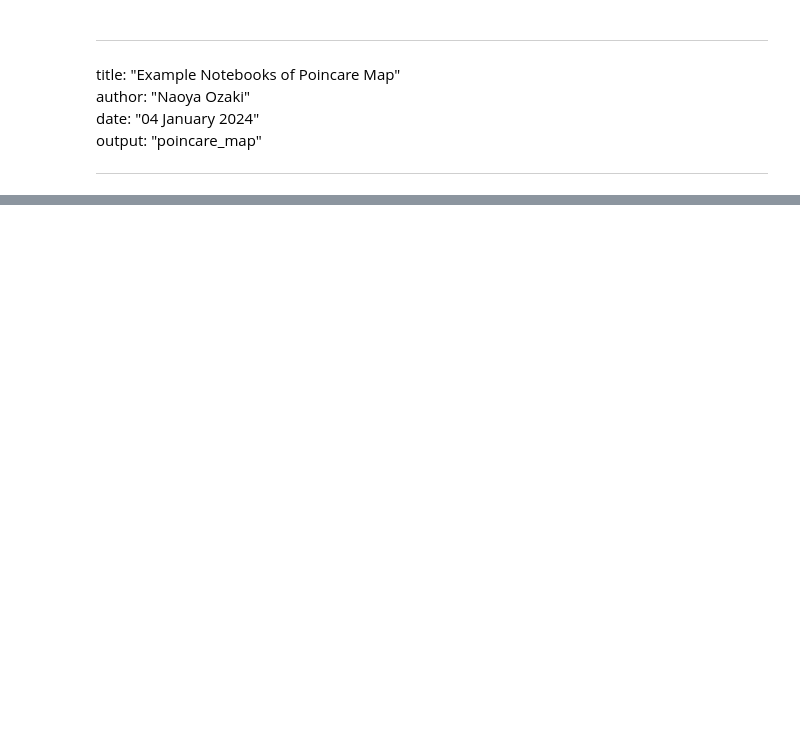
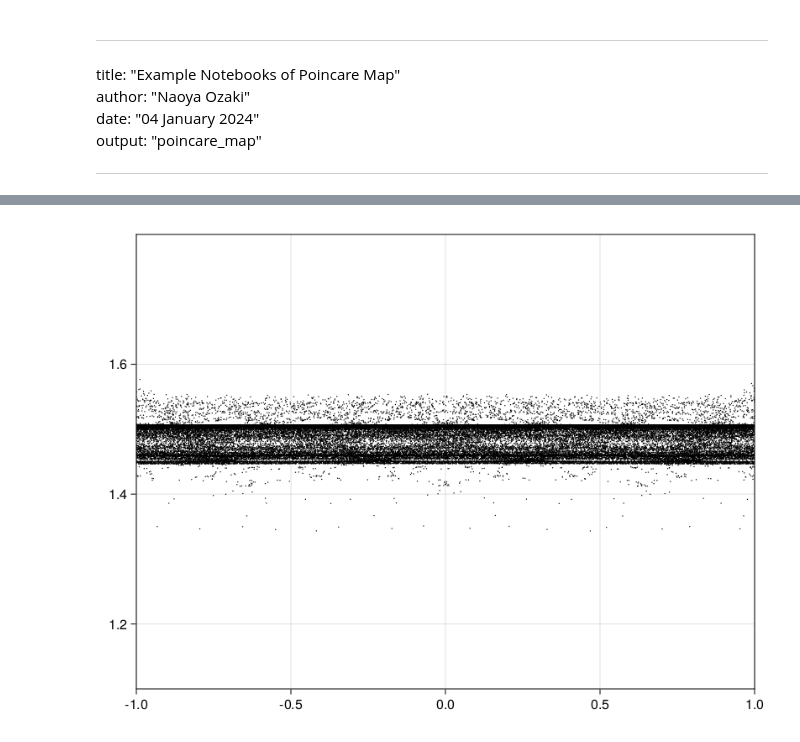
Before and after one commit to naoyaozaki/CRTBP.jl, a Jupyter notebook: work/poincare_map.ipynb, the cells around one changed output, grey strips where cells are left out. Saved outputs shown, nothing was run; the diff lists cells and outputs as text; code cells hidden in the pictures; blank space fills up the shorter version.

```diff
--- a/work/poincare_map.ipynb
+++ b/work/poincare_map.ipynb
@@ -16,5 +25,10 @@ f (generic function with 1 method)
 # %%
-function condition(u, t, integrator) # Event when event_f(u,t) == 0
-    u[1]
+function condition(x, t, integrator) # Event when event_f(u,t) == 0
+    r1_vec = x[1:2] + [μ,0]
+    return r1_vec ⋅ x[3:4]
 end
+
+function affect!(integrator)
+    nothing
+end
 # %% [output]
@@ -22,4 +35,0 @@ condition (generic function with 1 method)
-# %%
-function affect!(integrator)
-    integrator.u[2] = -integrator.u[2]
-end
@@ -65,0 +36,12 @@ u: 7-element Vector{Vector{Float64}}:
+# %%
+using DifferentialEquations
+cb = ContinuousCallback(condition, nothing, affect!, save_positions=(true, false))
+
+jacobi_constant = 3.0
+μ = 5.667e-5 #0.01215058426994
+qx0 = 1.03+2.5e-3 # 1.03 + 5.0e-3*random()
+py0 = sqrt(-jacobi_constant + qx0^2 + 2 * (1 - μ) / abs(qx0 + μ) + 2 * μ / abs(qx0 -1 + μ) + μ*(1-μ))
+x0 = [qx0, 0, 0, py0]
+tspan = (0.0, 1000000.0)
+prob = ODEProblem(eom_pcrtbp!, x0, tspan, μ)
+sol = solve(prob, Vern7(), callback=cb, saveat=1000000)
@@ -65,0 +66,10 @@ u: 7-element Vector{Vector{Float64}}:
+# %%
+x_all = hcat(sol.u...)'
+
+r_1 = sqrt.((x_all[:, 1] .+ μ) .^ 2 + x_all[:, 2] .^ 2)
+k_ene = 0.5 * ((x_all[:, 3] - x_all[:, 2]) .^ 2 + (x_all[:, 4] + x_all[:, 1] .+ μ) .^ 2)
+a = -0.5 ./ (k_ene .- 1 ./ r_1)
+theta = atan.(x_all[:, 2],x_all[:, 1] .+ μ)
+# v_r = x_all[:, 3].*cos.(theta) + x_all[:,4].*sin.(theta)
+# v_t = r_1 - x_all[:, 3] .* sin.(theta) + x_all[:, 4] .* cos.(theta)
+# a = (r_1.*(1-μ))./(2*(1-μ) .- r_1.*(v_r.^2+v_t.^2))
@@ -65,0 +94,12 @@ u: 7-element Vector{Vector{Float64}}:
+# %%
+using CairoMakie
+
+fig = Figure()
+ax = Axis(fig[1, 1])
+scatter!(theta[2:end-1] / pi, a[2:end-1], color=:black, markersize=2)
+xlims!(-1, 1)
+ylims!(1.1, 1.8)
+# ylims!(0.4, 0.65)
+fig
+# %% [output]
+[figure, added]
```
Also changed, not shown: parts of 9 cells of this notebook, 2 other files.
